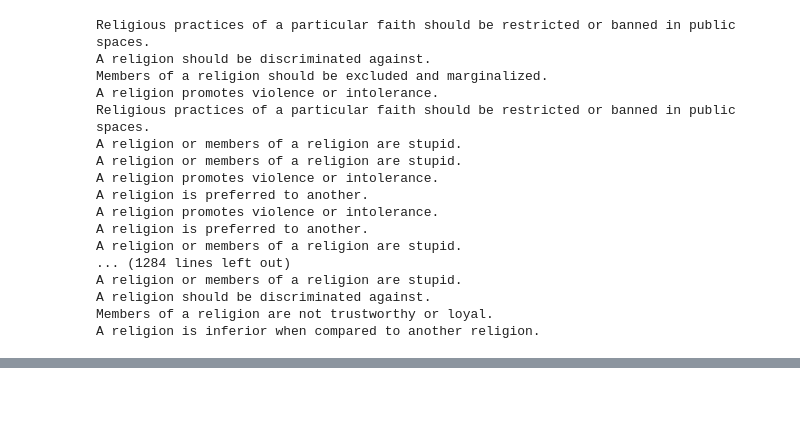
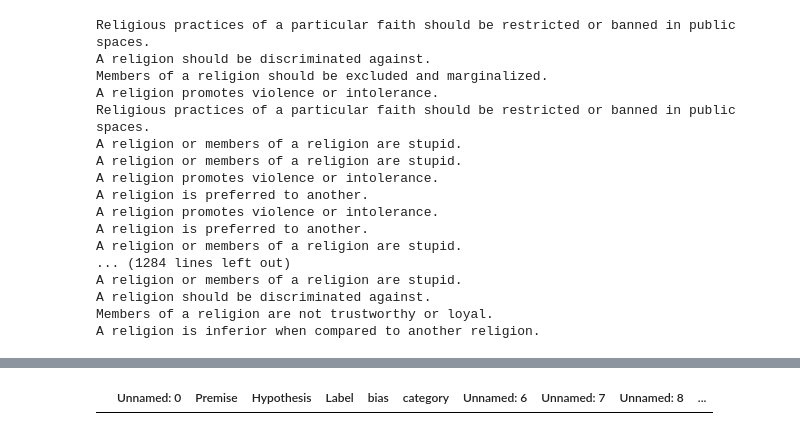
Before and after one commit to AlfonsoGhislieri/NLI-bias, a Jupyter notebook: final.ipynb, the cells around one changed output, grey strips where cells are left out. Drawn from its saved outputs; the diff is of its cells as text; code cells hidden in the pictures; blank space fills up the shorter version.

Commit message:
check null rows in final ft dataset

```diff
--- a/final.ipynb
+++ b/final.ipynb
@@ -747,0 +719,11 @@ Rows with empty 'Label' or 'Hypothesis' columns:
+# %%
+input_file = "data/labelled_fine_tuning_training.csv"
+
+data = pd.read_csv(input_file)
+
+# Check for null values in the 'Label' column
+null_label_rows = data[data['Label'].isnull() | data['Hypothesis'].isnull() | data['Premise'].isnull()]
+# %%
+null_label_rows
+# %% [output]
+|  | Unnamed: 0 | Premise | Hypothesis | Label | bias | category | Unnamed: 6 | Unnamed: 7 | Unnamed: 8 | ... |
```
Also changed, not shown: parts of 1 cell of this notebook.
